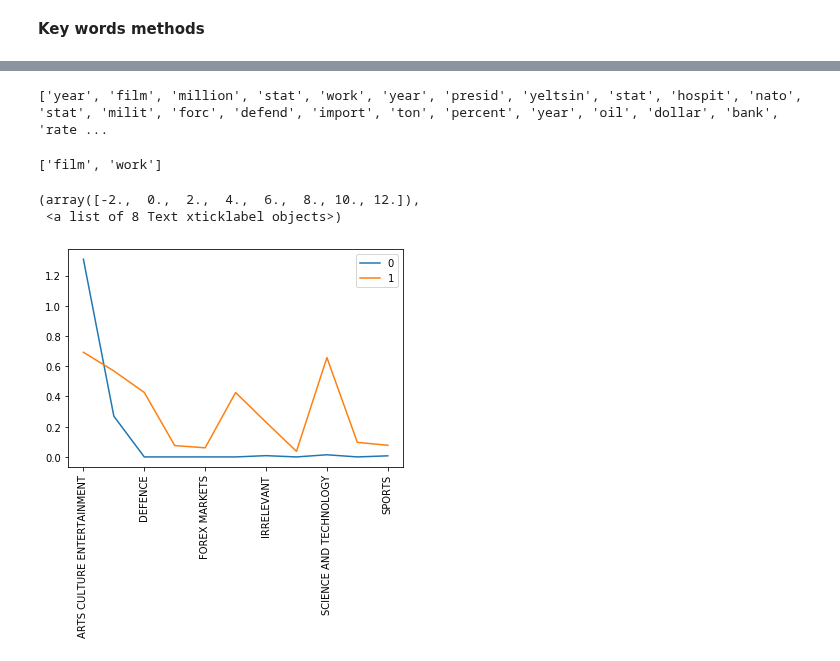
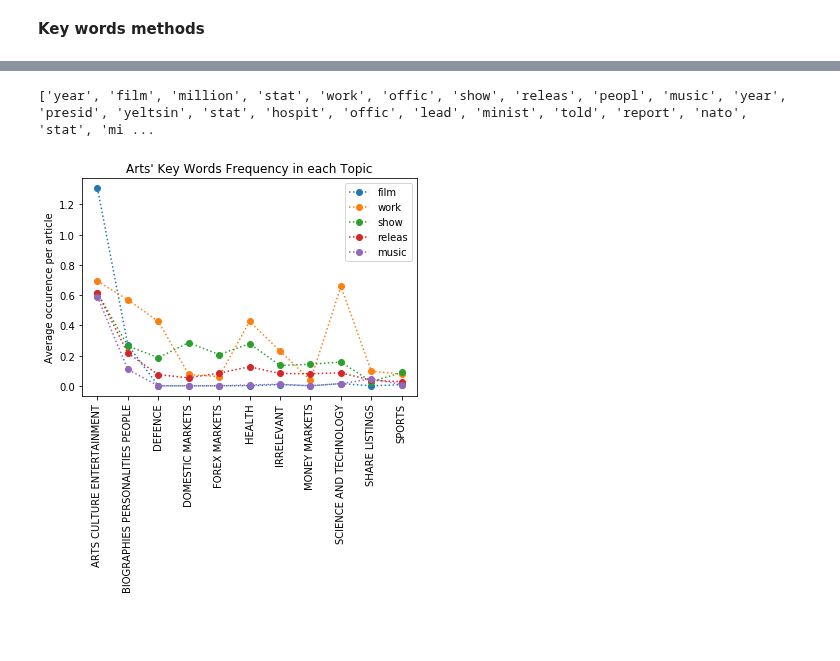
Before and after one commit to HenryLiangzy/COMP9417_Project, a Jupyter notebook: Yangqi_work.ipynb, the cells around one changed output, grey strips where cells are left out. Saved outputs shown, nothing was run; the diff lists cells and outputs as text; code cells hidden in the pictures; blank space fills up the shorter version.

Commit message:
Update Yangqi_work.ipynb
key words visualize graph

```diff
--- a/Yangqi_work.ipynb
+++ b/Yangqi_work.ipynb
@@ -167,9 +153,26 @@ print(train_x_tf_max.shape)
 (9500, 35519)
 # %% [markdown]
 **Key words methods**
+# %%
+def word_count_function(word_list,topic_df):
+    occurence_df = pd.DataFrame() #show their occurence in other topics
+    for words in word_list:
+        occurence_dict = {}
+        for name, group in topic_df :
+            word_counter = Counter(" ".join(group["article_words"]).split(","))
+            occurence = word_counter[words]
+            avg_occurence = occurence / len(group)
+            occurence_dict.update({name:avg_occurence})
+        occur_series = pd.Series(occurence_dict)
+        occur_series.name = words
+        occurence_df = occurence_df.append(occur_series, ignore_index = True)
+    return(occurence_df.T)
 # %%
 topic_group = df.groupby('topic')
 most_frequent_word_list = {}
+word_list_10 = []
 for name, group in topic_group :
-    frequent_words = Counter(" ".join(group["article_words"]).split(",")).most_common(5)
+    frequent_words = Counter(" ".join(group["article_words"]).split(",")).most_common(10)
     most_frequent_word_list.update({name:frequent_words})
+    common_words = [i[0] for i in frequent_words]
+    word_list_10 = word_list_10 + common_words
@@ -202,9 +178,0 @@ for name, group in topic_group :
-# %%
-print(word_list_5)
-word_list_arts = [i for i in word_list_5[:5] if word_list_5.count(i) == 1] # the words that is unique and high frequent on topic 1 (arts)
-# %% [output]
-['year', 'film', 'million', 'stat', 'work', 'year', 'presid', 'yeltsin', 'stat', 'hospit', 'nato', 'stat', 'milit', 'forc', 'defend', 'import', 'ton', 'percent', 'year', 'oil', 'dollar', 'bank', 'rate ...
-# %%
-word_list_arts
-# %% [output]
-['film', 'work']
@@ -223,7 +179,21 @@ for words in word_list_arts:
-# %%
-occurence_df.T.plot()
-plt.xticks(rotation=90)
-# %% [output]
-(array([-2.,  0.,  2.,  4.,  6.,  8., 10., 12.]),
- <a list of 8 Text xticklabel objects>)
-[figure, removed]
+# %%
+most_frequent_word_list
+print(word_list_10)
+#word_list_arts = [i for i in word_list_10[:10] if word_list_10.count(i) == 1]
+word_list_group = [ [i for i in word_list_10[j*10 :(j+1)*10 ] if word_list_10.count(i) == 1] for j in range(11) ]
+# %% [output]
+['year', 'film', 'million', 'stat', 'work', 'offic', 'show', 'releas', 'peopl', 'music', 'year', 'presid', 'yeltsin', 'stat', 'hospit', 'offic', 'lead', 'minist', 'told', 'report', 'nato', 'stat', 'mi ...
+# %%
+word_list_arts = word_list_group[0]
+
+art_df = word_count_function(word_list_arts,topic_group)
+
+art_df.columns = word_list_arts
+art_df.plot(marker='o',style = ':')
+plt.xticks(np.arange(11), list(art_df.index),rotation=90)
+
+plt.title('Arts\' Key Words Frequency in each Topic')
+plt.ylabel('Average occurence per article')
+plt.show()
+# %% [output]
+[figure, added]
```
Also changed, not shown: parts of 7 cells of this notebook.
